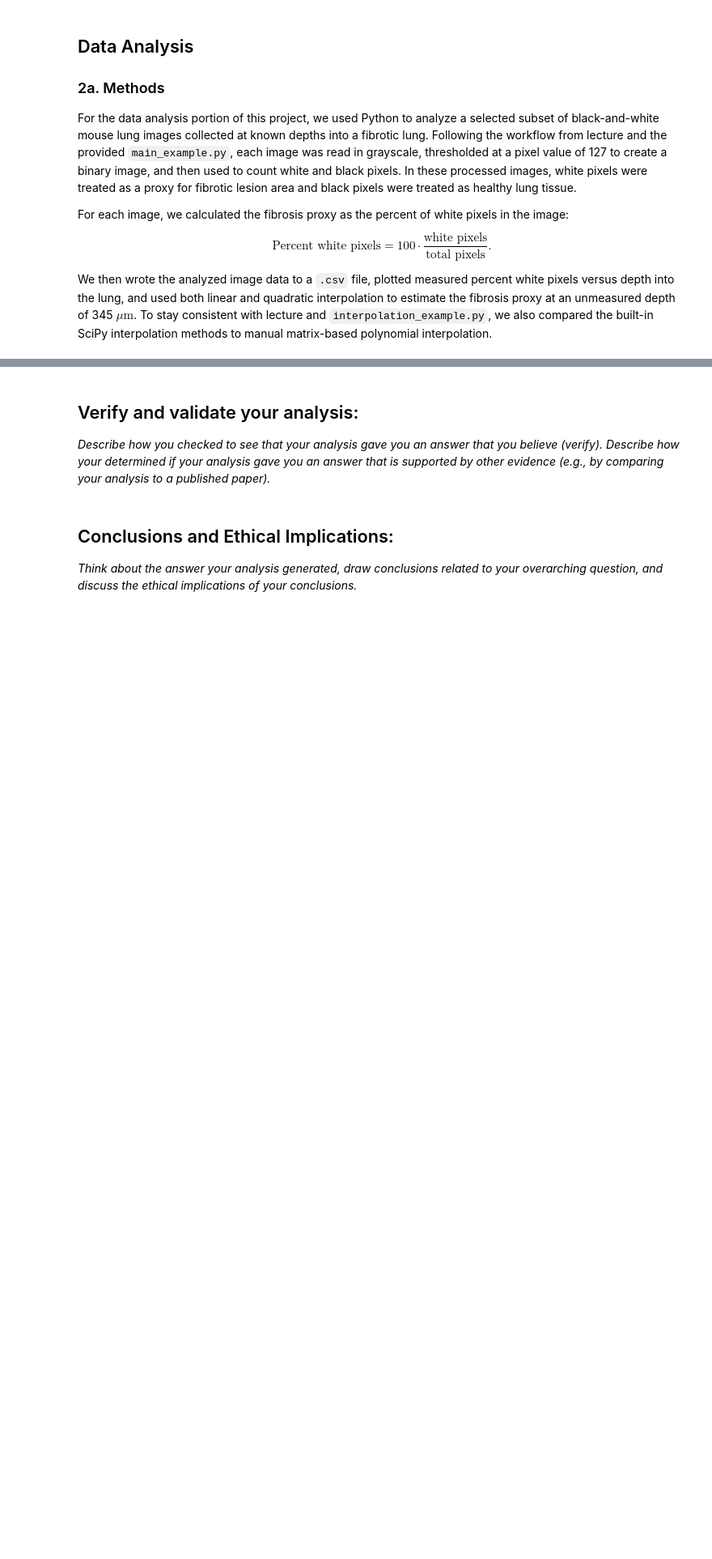
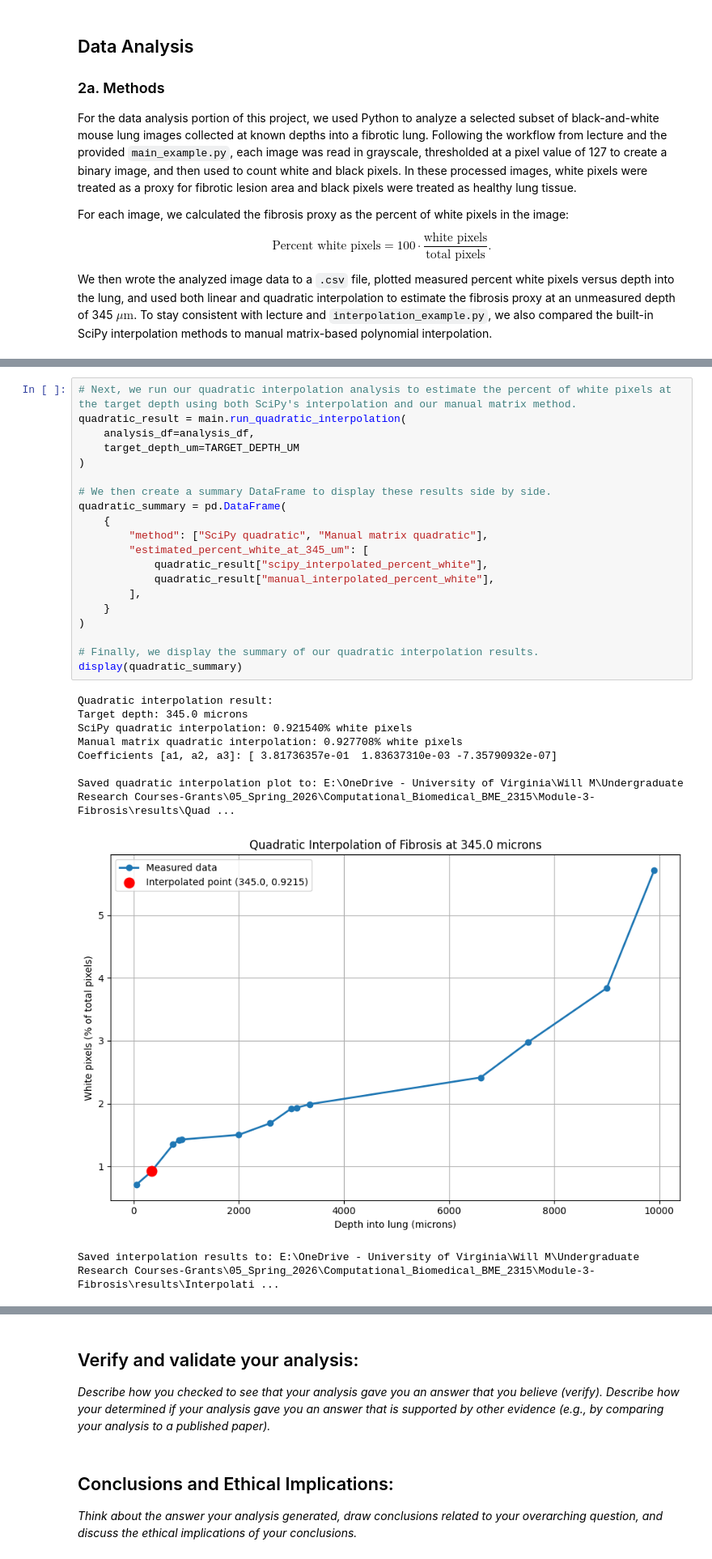
Before and after one commit to willdm1/Module-3-Fibrosis, a Jupyter notebook: Module 3 Official.ipynb, the cells around one changed output, grey strips where cells are left out. Shown at 81% size. Drawn from its saved outputs; the diff is of its cells as text; blank space fills up the shorter version.

```diff
--- a/Module 3 Official.ipynb
+++ b/Module 3 Official.ipynb
@@ -60,0 +165,30 @@ TARGET_DEPTH_UM = 345.0
+# %%
+# Next, we run our quadratic interpolation analysis to estimate the percent of white pixels at the target depth using both SciPy's interpolation and our manual matrix method.
+quadratic_result = main.run_quadratic_interpolation(
+    analysis_df=analysis_df,
+    target_depth_um=TARGET_DEPTH_UM
+)
+
+# We then create a summary DataFrame to display these results side by side.
+quadratic_summary = pd.DataFrame(
+    {
+        "method": ["SciPy quadratic", "Manual matrix quadratic"],
+        "estimated_percent_white_at_345_um": [
+            quadratic_result["scipy_interpolated_percent_white"],
+            quadratic_result["manual_interpolated_percent_white"],
+        ],
+    }
+)
+
+# Finally, we display the summary of our quadratic interpolation results.
+display(quadratic_summary)
+# %% [output]
+Quadratic interpolation result:
+Target depth: 345.0 microns
+SciPy quadratic interpolation: 0.921540% white pixels
+Manual matrix quadratic interpolation: 0.927708% white pixels
+Coefficients [a1, a2, a3]: [ 3.81736357e-01  1.83637310e-03 -7.35790932e-07]
+
+Saved quadratic interpolation plot to: E:\OneDrive - University of Virginia\Will M\Undergraduate Research Courses-Grants\05_Spring_2026\Computational_Biomedical_BME_2315\Module-3-Fibrosis\results\Quad ...
+[figure, added]
+Saved interpolation results to: E:\OneDrive - University of Virginia\Will M\Undergraduate Research Courses-Grants\05_Spring_2026\Computational_Biomedical_BME_2315\Module-3-Fibrosis\results\Interpolati ...
```
Also changed, not shown: parts of 23 cells of this notebook, 2 other files.
